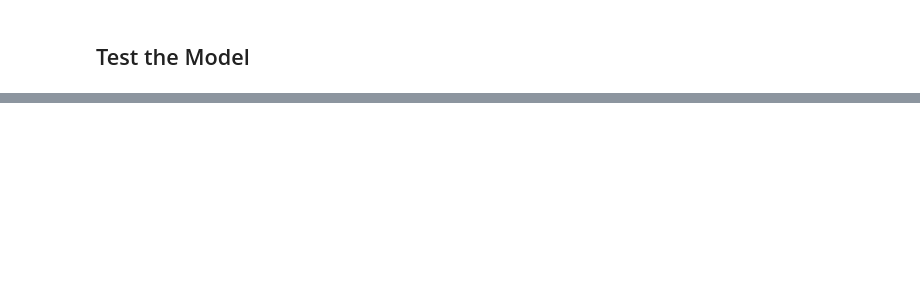
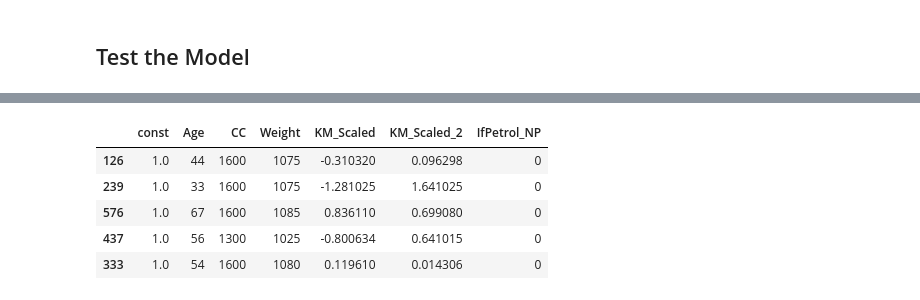
Before and after one commit to amir-asadi-s/DataScience, a Jupyter notebook: ML_Codes/linear-regression-in-python.ipynb, the cells around one changed output, grey strips where cells are left out. Cells and saved outputs as stored; diff of their text form; code cells hidden in the pictures; blank space fills up the shorter version.

```diff
--- a/ML_Codes/linear-regression-in-python.ipynb
+++ b/ML_Codes/linear-regression-in-python.ipynb
@@ -984,13 +1308,20 @@ test.head()
 # %%
 #Create dummies for columns with categorical variables
-dummies = pd.get_dummies(test[['IfPetrol']])
+dummies = pd.get_dummies(test[['IfPetrol']], dtype= int)
 X_test  = pd.concat([test[['Age',
                            'CC',
                            'Weight',
                            'KM_Scaled',
                            'KM_Scaled_2']],
                      dummies['IfPetrol_NP']], axis = 1)
 X_test = sm.add_constant(X_test) # adding a constant
 X_test.head()
+# %% [output]
+|  | const | Age | CC | Weight | KM_Scaled | KM_Scaled_2 | IfPetrol_NP |
+| 126 | 1.0 | 44 | 1600 | 1075 | -0.310320 | 0.096298 | 0 |
+| 239 | 1.0 | 33 | 1600 | 1075 | -1.281025 | 1.641025 | 0 |
+| 576 | 1.0 | 67 | 1600 | 1085 | 0.836110 | 0.699080 | 0 |
+| 437 | 1.0 | 56 | 1300 | 1025 | -0.800634 | 0.641015 | 0 |
+| 333 | 1.0 | 54 | 1600 | 1080 | 0.119610 | 0.014306 | 0 |
 # %%
 X_train2.head()
```
Also changed, not shown: parts of 54 cells of this notebook.
